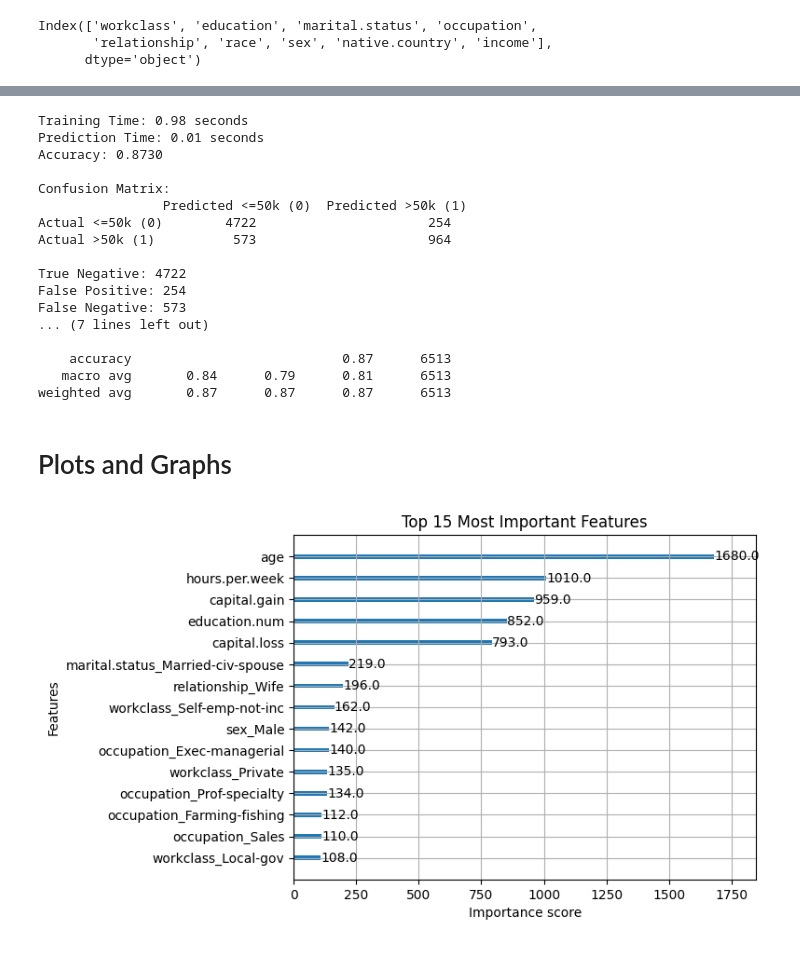
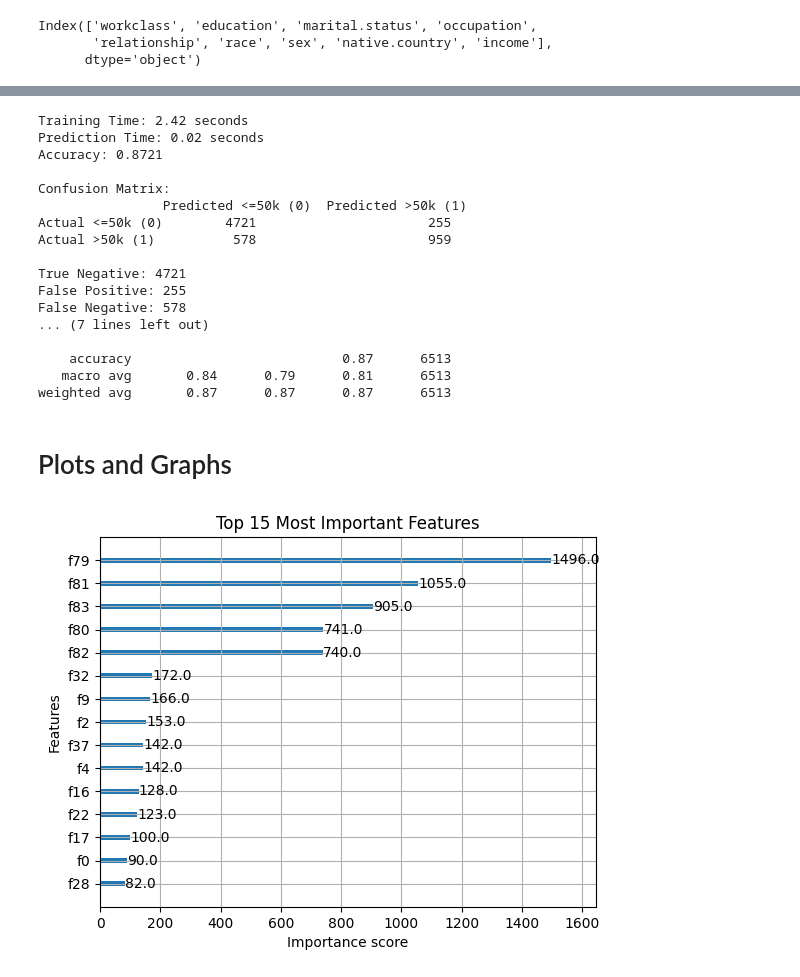
Before and after one commit to SP103-RedBlackBox/XAI-BlackBox-Project, a Jupyter notebook: notebooks/Training.ipynb, the cells around one changed output, grey strips where cells are left out. Drawn from its saved outputs; the diff is of its cells as text; code cells hidden in the pictures.

Commit message:
Changed to using columntransformer and pipeline for easier handling for SHAP and LIME and saved model

```diff
--- a/notebooks/Training.ipynb
+++ b/notebooks/Training.ipynb
@@ -90,10 +97,11 @@ Index(['workclass', 'education', 'marital.status', 'occupation',
 # %%
-# One hot encode categorical variables and label encode the target variable
+# Separate features and target variable
 X = data.drop(['income', 'education'], axis=1)
-X = pd.get_dummies(X, drop_first=True)
 
+# Label encode target variable
 le = LabelEncoder()
 y = le.fit_transform(data['income'])
 
-print(y[:5])  # Print the first 5 encoded labels
+print('Classes:', y[:5])
+X
 # %% [output]
@@ -102,0 +122,18 @@ print(y[:5])  # Print the first 5 encoded labels
+# %%
+# Categorical and numerical columns
+categorical_cols = ['workclass', 'marital.status', 'occupation', 'relationship', 'race', 'sex', 'native.country']
+numerical_cols = ['age', 'education.num', 'capital.gain', 'capital.loss', 'hours.per.week']
+
+# ColumnTransformer for preprocessing
+preprocessor = ColumnTransformer(transformers=[
+    ('onehot', OneHotEncoder(drop='first', handle_unknown='ignore'), categorical_cols),
+    ('num', 'passthrough', numerical_cols)
+])
+
+# Create pipeline with preprocessor and XGBoost model
+pipeline = Pipeline(steps=[
+    ('preprocessor', preprocessor),
+    ('model', XGBClassifier(n_estimators=260, max_depth=6, learning_rate=0.05, objective='binary:logistic'))
+])
+
+print(pipeline)
@@ -104,18 +159,18 @@ print(y[:5])  # Print the first 5 encoded labels
 # Split the dataset into training and testing sets
 X_train, X_test, y_train, y_test = train_test_split(X, y, test_size=0.2, random_state=42)
 
-# Train the XGBoost model
-model = XGBClassifier(n_estimators=260, max_depth=6, learning_rate=0.05, objective='binary:logistic')
+# Transform train/test data for eval_set
+X_train_transformed = preprocessor.fit_transform(X_train)
+X_test_transformed = preprocessor.transform(X_test)
 
 # Fit model
 start_time = time.time()
-model.fit(X_train, y_train, eval_set=[(X_train, y_train), (X_test, y_test)], verbose=False)
+pipeline.fit(X_train, y_train, model__eval_set=[(X_train_transformed, y_train), (X_test_transformed, y_test)], model__verbose=False)
 training_time = time.time() - start_time
-
 
 # Predict on the test set
 start_time = time.time()
-y_pred = model.predict(X_test)
+y_pred = pipeline.predict(X_test)
 prediction_time = time.time() - start_time
 
 # Evaluate the model
@@ -139,18 +194,18 @@ print(f"True Positive: {conf_matrix[1][1]}")
 print("\nClassification Report:")
 print(classification_report(y_test, y_pred))
 # %% [output]
-Training Time: 0.98 seconds
-Prediction Time: 0.01 seconds
-Accuracy: 0.8730
+Training Time: 2.42 seconds
+Prediction Time: 0.02 seconds
+Accuracy: 0.8721
 
 Confusion Matrix:
                 Predicted <=50k (0)  Predicted >50k (1)
-Actual <=50k (0)        4722                      254
-Actual >50k (1)          573                      964
+Actual <=50k (0)        4721                      255
+Actual >50k (1)          578                      959
 
-True Negative: 4722
-False Positive: 254
-False Negative: 573
+True Negative: 4721
+False Positive: 255
+False Negative: 578
 ... (7 lines left out)
 
     accuracy                           0.87      6513
@@ -160,8 +215,8 @@ weighted avg       0.87      0.87      0.87      6513
 # Plots and Graphs
 # %%
 # Plot importance of features
-xgb.plot_importance(model, max_num_features=15)
+xgb.plot_importance(pipeline['model'], max_num_features=15)
 plt.title('Top 15 Most Important Features')
 plt.show()
 # %% [output]
-[figure, old version]
+[figure, new version]
```
Also changed, not shown: parts of 8 cells of this notebook.
